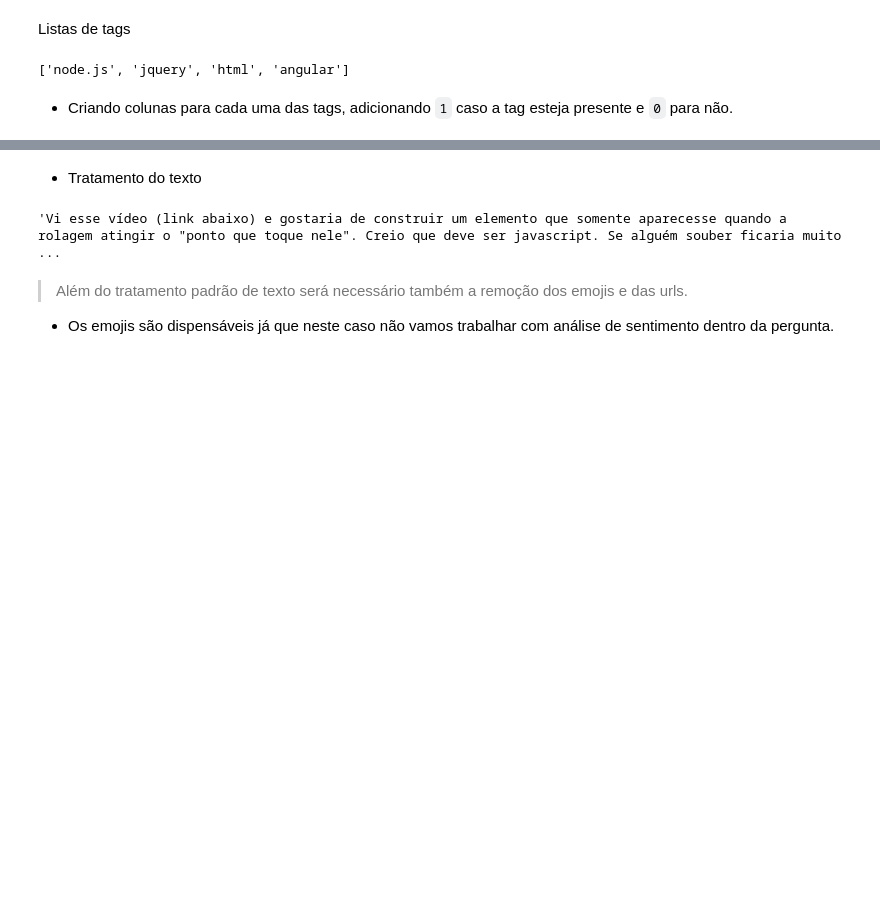
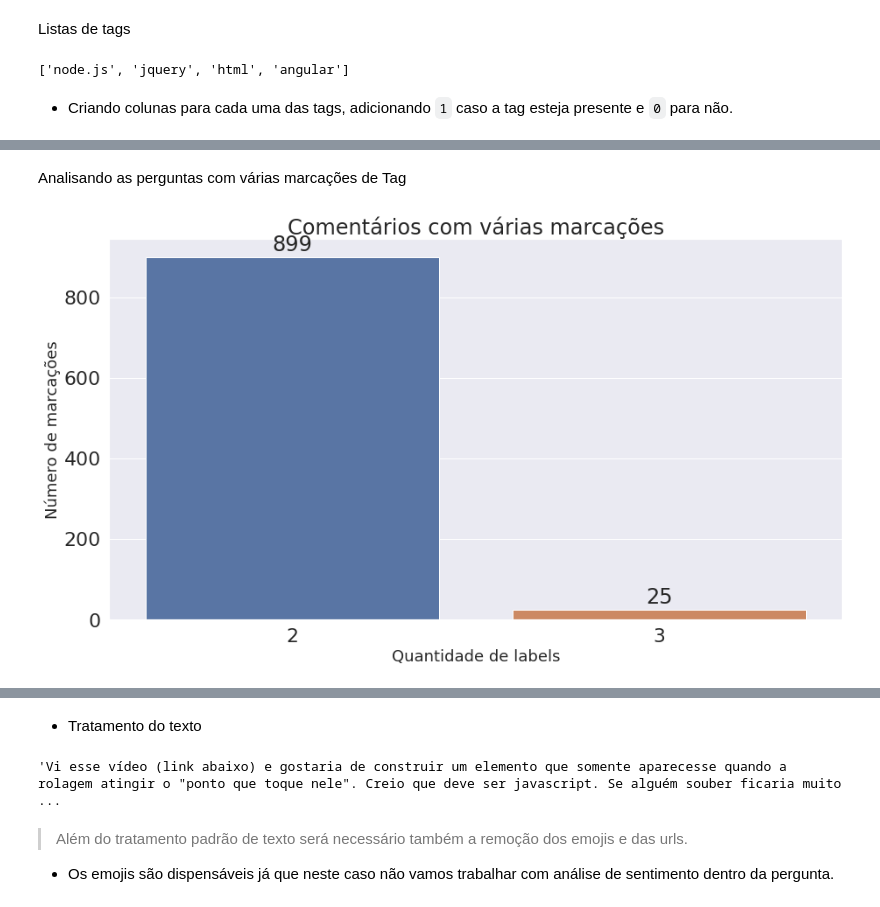
Before and after one commit to saraselis/ClassificacaoMultiLabel-BERT, a Jupyter notebook: Jupyters/01Analise.ipynb, the cells around one changed output, grey strips where cells are left out. Drawn from its saved outputs; the diff is of its cells as text; code cells hidden in the pictures; blank space fills up the shorter version.

```diff
--- a/Jupyters/01Analise.ipynb
+++ b/Jupyters/01Analise.ipynb
@@ -140,0 +220,25 @@ dados.sample(10)
+# %% [markdown]
+Analisando as perguntas com várias marcações de Tag
+# %%
+rowSums = dados.iloc[:,2:].sum(axis=1)
+multiLabel_counts = rowSums.value_counts()
+multiLabel_counts = multiLabel_counts.iloc[1:]
+
+sns.set(font_scale = 2)
+plt.figure(figsize=(15,8))
+
+ax = sns.barplot(multiLabel_counts.index, multiLabel_counts.values)
+
+plt.title("Comentários com várias marcações")
+plt.ylabel('Número de marcações', fontsize=18)
+plt.xlabel('Quantidade de labels', fontsize=18)
+
+rects = ax.patches
+labels = multiLabel_counts.values
+for rect, label in zip(rects, labels):
+    height = rect.get_height()
+    ax.text(rect.get_x() + rect.get_width()/2, height + 5, label, ha='center', va='bottom')
+
+plt.show()
+# %% [output]
+[figure, added]
```
Also changed, not shown: parts of 41 cells of this notebook.
